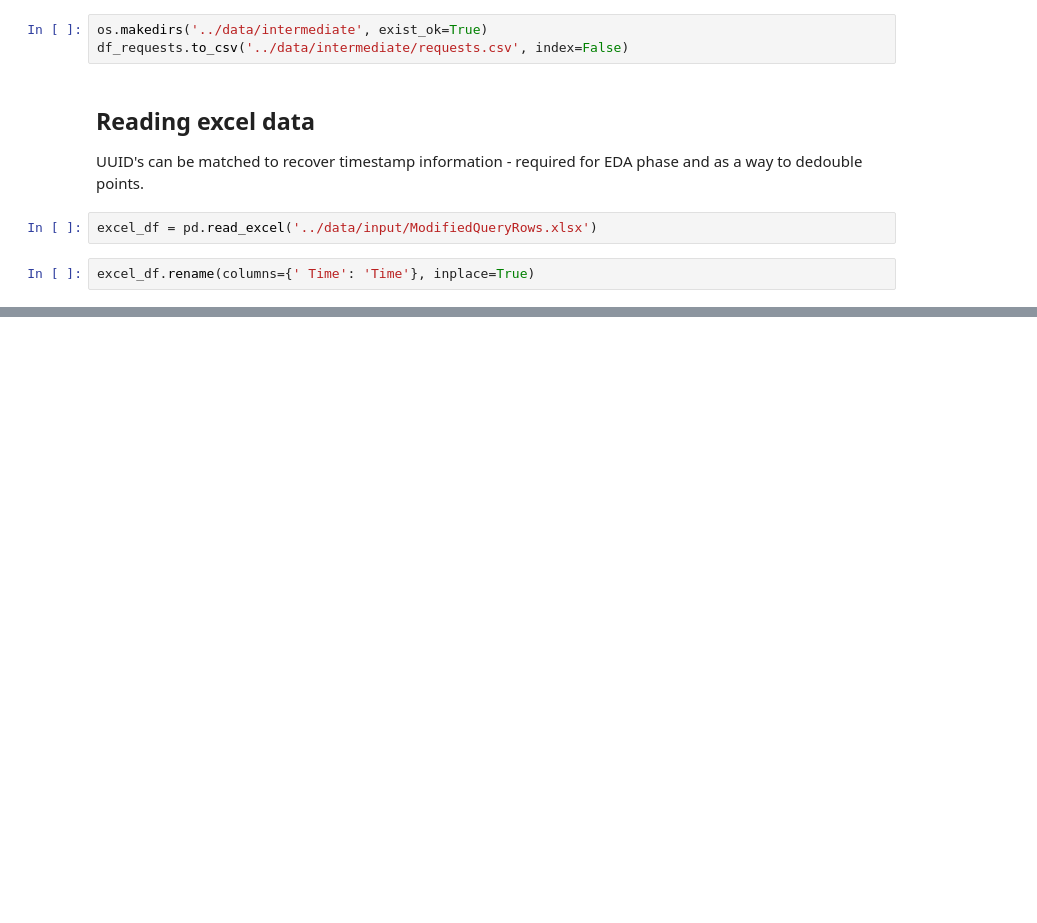
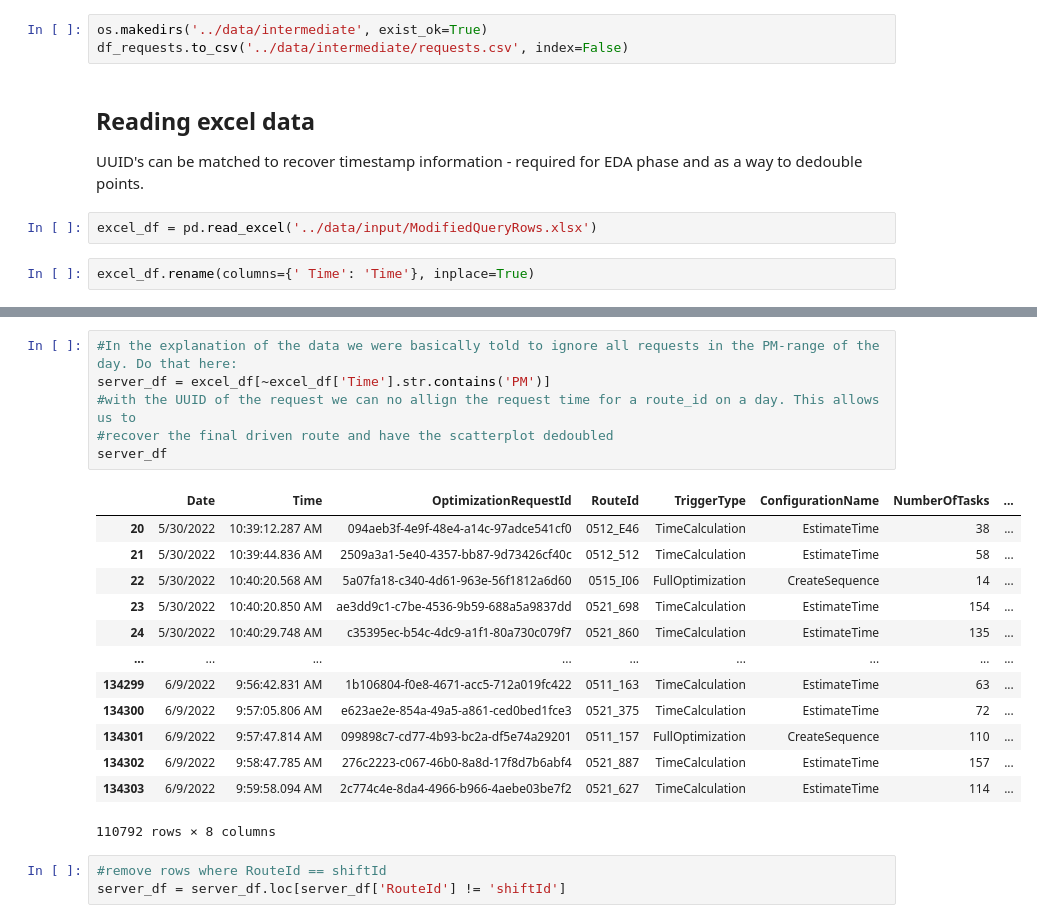
Before and after one commit to Frederic-P/learning-driver-preferences, a Jupyter notebook: notebooks/1 - data extraction.ipynb, the cells around one changed output, grey strips where cells are left out. Saved outputs shown, nothing was run; the diff lists cells and outputs as text; blank space fills up the shorter version.

Commit message:
started FE + extended EDA and data structure.
Please remove OLD CSV's generated by notebook 1 before re-running any code.

```diff
--- a/notebooks/1 - data extraction.ipynb
+++ b/notebooks/1 - data extraction.ipynb
@@ -138,0 +148,23 @@ excel_df.to_csv('../data/intermediate/serverlog.csv')
+# %%
+#In the explanation of the data we were basically told to ignore all requests in the PM-range of the day. Do that here:
+server_df = excel_df[~excel_df['Time'].str.contains('PM')]
+#with the UUID of the request we can no allign the request time for a route_id on a day. This allows us to
+#recover the final driven route and have the scatterplot dedoubled
+server_df
+# %% [output]
+|  | Date | Time | OptimizationRequestId | RouteId | TriggerType | ConfigurationName | NumberOfTasks | ... |
+| 20 | 5/30/2022 | 10:39:12.287 AM | 094aeb3f-4e9f-48e4-a14c-97adce541cf0 | 0512_E46 | TimeCalculation | EstimateTime | 38 | ... |
+| 21 | 5/30/2022 | 10:39:44.836 AM | 2509a3a1-5e40-4357-bb87-9d73426cf40c | 0512_512 | TimeCalculation | EstimateTime | 58 | ... |
+| 22 | 5/30/2022 | 10:40:20.568 AM | 5a07fa18-c340-4d61-963e-56f1812a6d60 | 0515_I06 | FullOptimization | CreateSequence | 14 | ... |
+| 23 | 5/30/2022 | 10:40:20.850 AM | ae3dd9c1-c7be-4536-9b59-688a5a9837dd | 0521_698 | TimeCalculation | EstimateTime | 154 | ... |
+| 24 | 5/30/2022 | 10:40:29.748 AM | c35395ec-b54c-4dc9-a1f1-80a730c079f7 | 0521_860 | TimeCalculation | EstimateTime | 135 | ... |
+| ... | ... | ... | ... | ... | ... | ... | ... | ... |
+| 134299 | 6/9/2022 | 9:56:42.831 AM | 1b106804-f0e8-4671-acc5-712a019fc422 | 0511_163 | TimeCalculation | EstimateTime | 63 | ... |
+| 134300 | 6/9/2022 | 9:57:05.806 AM | e623ae2e-854a-49a5-a861-ced0bed1fce3 | 0521_375 | TimeCalculation | EstimateTime | 72 | ... |
+| 134301 | 6/9/2022 | 9:57:47.814 AM | 099898c7-cd77-4b93-bc2a-df5e74a29201 | 0511_157 | FullOptimization | CreateSequence | 110 | ... |
+| 134302 | 6/9/2022 | 9:58:47.785 AM | 276c2223-c067-46b0-8a8d-17f8d7b6abf4 | 0521_887 | TimeCalculation | EstimateTime | 157 | ... |
+| 134303 | 6/9/2022 | 9:59:58.094 AM | 2c774c4e-8da4-4966-b966-4aebe03be7f2 | 0521_627 | TimeCalculation | EstimateTime | 114 | ... |
+110792 rows × 8 columns
+# %%
+#remove rows where RouteId == shiftId
+server_df = server_df.loc[server_df['RouteId'] != 'shiftId']
```
Also changed, not shown: parts of 12 cells of this notebook, 4 other files.
